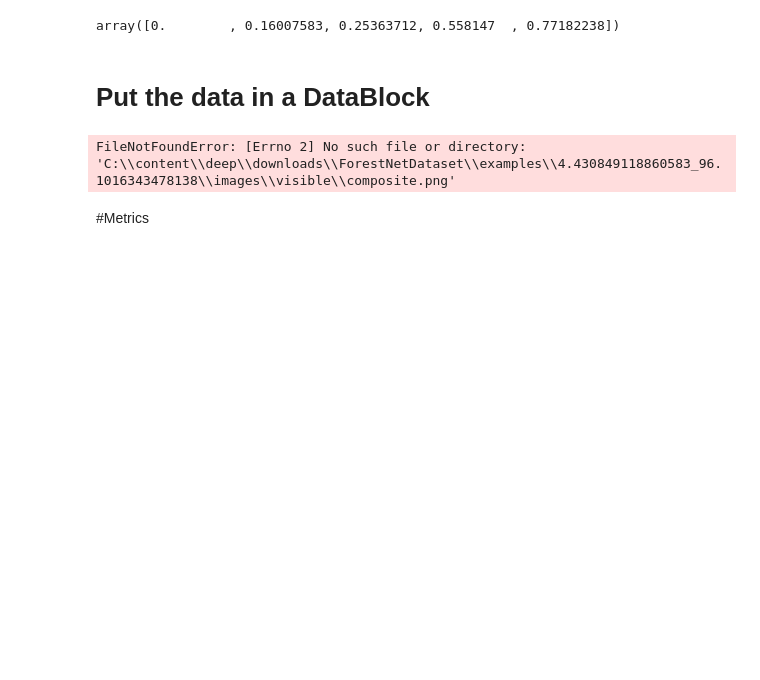
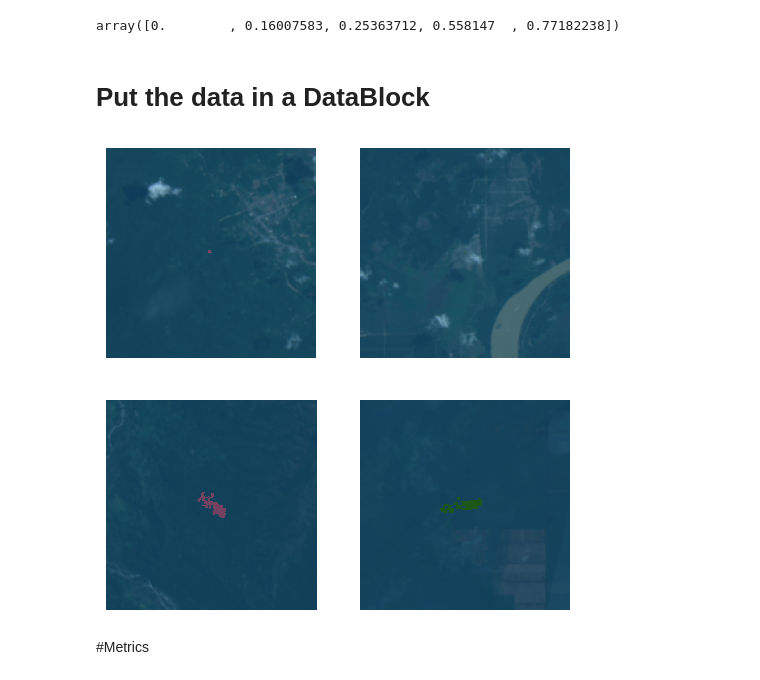
Before and after one commit to Hasmire/gubat, a Jupyter notebook: forestnet_kaggle.ipynb, the cells around one changed output. Cells and saved outputs as stored; diff of their text form; code cells hidden in the pictures; blank space fills up the shorter version.

Commit message:
get image closest to forest loss event

```diff
--- a/forestnet_kaggle.ipynb
+++ b/forestnet_kaggle.ipynb
@@ -96,7 +96,7 @@ def labelToInt(label,codes):
             return j
 # %%
 def getForestLoss(path):
-    with open('ForestNetDataset\deep\downloads\ForestNetDataset'+ path +'/forest_loss_region.pkl', 'rb') as f:
+    with open('ForestNetDataset/deep/downloads/ForestNetDataset/'+ path +'/forest_loss_region.pkl', 'rb') as f:
         return pickle.load(f)
 # %% [markdown]
 # Find suitable weights for the labels
@@ -136,18 +136,43 @@ dict_keys(['Undefined', 'Plantation', 'Smallholder agriculture', 'Other', 'Grass
 array([0.        , 0.16007583, 0.25363712, 0.558147  , 0.77182238])
 # %% [markdown]
 # Put the data in a DataBlock
+# %%
+def find_closest_image(image_dir, target_year):
+    image_files = glob.glob(os.path.join(image_dir, "*.png"))
+    closest_image = None
+    closest_diff = float('inf')
+
+    for img_file in image_files:
+        filename = os.path.basename(img_file)
+        if 'composite.png' in filename:
+            continue
+        img_year = int(filename.split('_')[0])
+        diff = abs(img_year - target_year)
+        if diff < closest_diff:
+            closest_diff = diff
+            closest_image = img_file
+
+    if closest_image is None:
+        closest_image = os.path.join(image_dir, 'composite.png')
+
+    return closest_image
+# %%
+def get_image_path(x):
+    image_dir = os.path.join("ForestNetDataset", "deep", "downloads", "ForestNetDataset", x[2], "images", "visible")
+    target_year = int(x[1])  # Assuming x[1] contains the target year
+    return find_closest_image(image_dir, target_year)
 # %%
 db = DataBlock(blocks = (ImageBlock, MaskBlock(codes = codes_dict)),
         splitter = ColSplitter(),
-        get_x = lambda x: "ForestNetDataset\deep\downloads\ForestNetDataset"f'{x[2]}'"/images/visible/composite.png",
+        get_x = get_image_path,
         get_y = lambda x: createPILMask(getForestLoss(x[2]),x[0],codes_dict),
         item_tfms=Resize(160,method = 'crop'),
         batch_tfms=[Normalize.from_stats(*imagenet_stats)])
 # %%
-dls = db.dataloaders(imgset, bs = 4)
+dls = db.dataloaders(imgset, bs = 4, shuffle=True)
 dls.show_batch(vmin = 0,vmax = 5)
 # %% [output]
-FileNotFoundError: [Errno 2] No such file or directory: 'C:\\content\\deep\\downloads\\ForestNetDataset\\examples\\4.430849118860583_96.1016343478138\\images\\visible\\composite.png'
+[figure, added]
 # %% [markdown]
 #Metrics
 # %%
```
Also changed, not shown: parts of 2 cells of this notebook.
